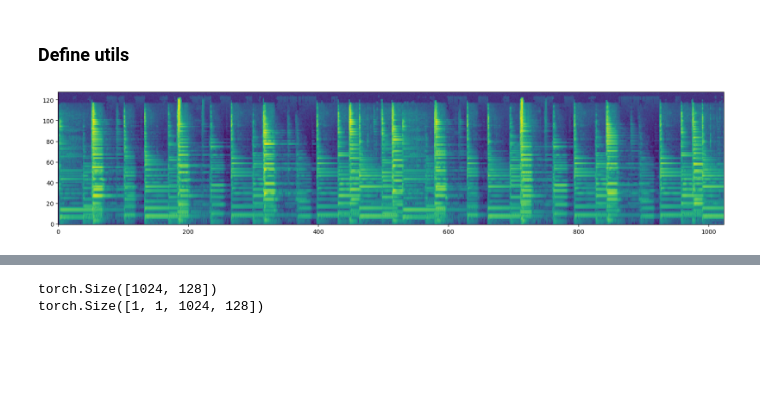
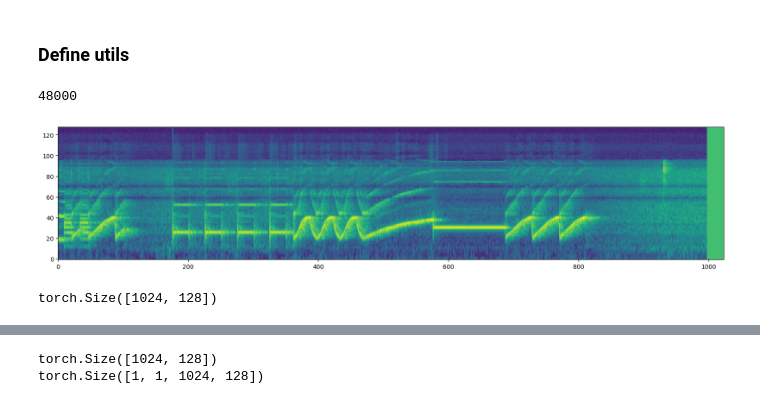
Before and after one commit to Pratyush-exe/AudioMAE, a Jupyter notebook: demo/aud_mae_visualize.ipynb, the cells around one changed output, grey strips where cells are left out. Drawn from its saved outputs; the diff is of its cells as text; code cells hidden in the pictures; blank space fills up the shorter version.

```diff
--- a/demo/aud_mae_visualize.ipynb
+++ b/demo/aud_mae_visualize.ipynb
@@ -70,13 +63,18 @@ def display_fbank(bank, minmin=None, maxmax=None):
     #librosa.display.specshow(10*bank.T.numpy())
     #plt.colorbar()
 # %%
-wav_file = r'D:\AudioMAE\acoustic-guitar-loop-f-91bpm-132687.wav'
+wav_file = r'D:\AudioMAE\Beijing Police car siren-[AudioTrimmer.com].wav'
 #wav_file = '/large_experiments/cmd/audioset/balance_wav/1JmYeNQ1jEI.wav'
 fbank = wav2fbank(wav_file)
 fbank = norm_fbank(fbank)
 display_fbank(fbank)
 # %% [output]
+48000
-[figure, old version]
+[figure, new version]
+# %%
+fbank.shape
+# %% [output]
+torch.Size([1024, 128])
 # %%
 #y, sr = librosa.load(wav_file)
 #M = librosa.feature.melspectrogram(y=y, sr=sr)
```
Also changed, not shown: parts of 16 cells of this notebook, 6 other files.
